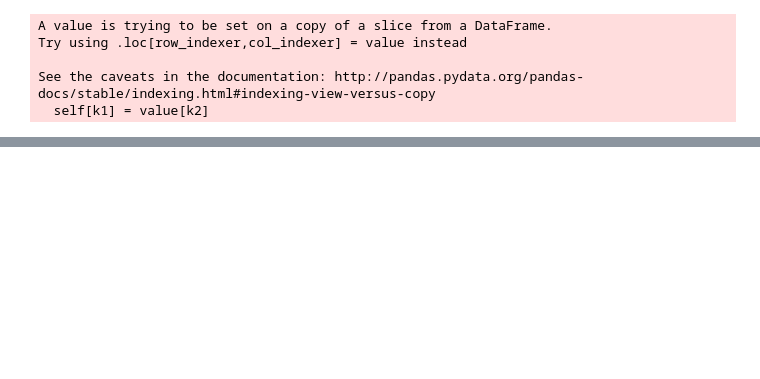
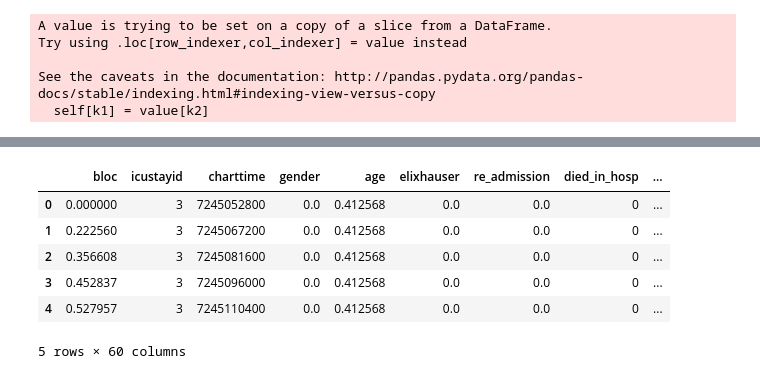
Before and after one commit to aniruddhraghu/sepsisrl, a Jupyter notebook: preprocessing/preprocess_data.ipynb, the cells around one changed output, grey strips where cells are left out. Cells and saved outputs as stored; diff of their text form; code cells hidden in the pictures; blank space fills up the shorter version.

```diff
--- a/preprocessing/preprocess_data.ipynb
+++ b/preprocessing/preprocess_data.ipynb
@@ -170,3 +205,13 @@ for col in scalable_fields:
+# %%
+train_set.head()
+# %% [output]
+|  | bloc | icustayid | charttime | gender | age | elixhauser | re_admission | died_in_hosp | ... |
+| 0 | 0.000000 | 3 | 7245052800 | 0.0 | 0.412568 | 0.0 | 0.0 | 0 | ... |
+| 1 | 0.222560 | 3 | 7245067200 | 0.0 | 0.412568 | 0.0 | 0.0 | 0 | ... |
+| 2 | 0.356608 | 3 | 7245081600 | 0.0 | 0.412568 | 0.0 | 0.0 | 0 | ... |
+| 3 | 0.452837 | 3 | 7245096000 | 0.0 | 0.412568 | 0.0 | 0.0 | 0 | ... |
+| 4 | 0.527957 | 3 | 7245110400 | 0.0 | 0.412568 | 0.0 | 0.0 | 0 | ... |
+5 rows × 60 columns
 # %%
 train_set.to_csv('../data/rl_train_set_scaled.csv',index = False)
 val_set.to_csv('../data/rl_val_set_scaled.csv', index = False)
```
Also changed, not shown: parts of 8 cells of this notebook, 10 other files.
